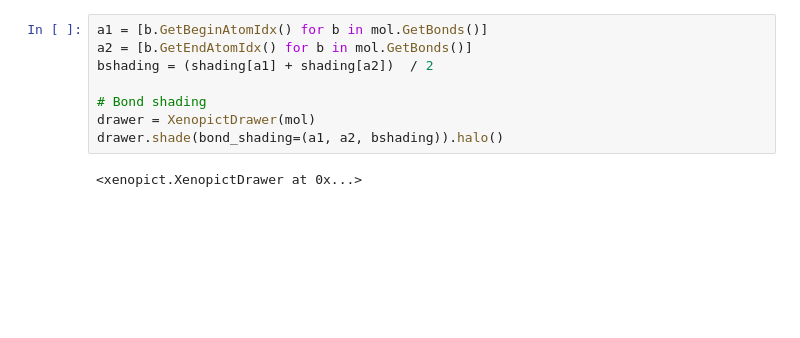
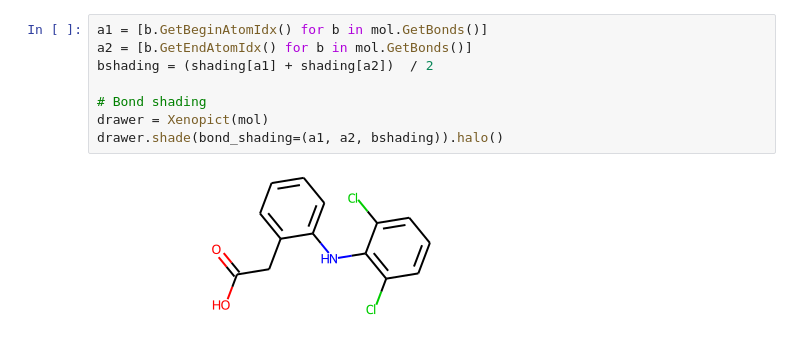
Before and after one commit to swamidasslab/xenopict, a Jupyter notebook: notebook/examples.ipynb, the cells around one changed output. Cells and saved outputs as stored; diff of their text form; blank space fills up the shorter version.

```diff
--- a/notebook/examples.ipynb
+++ b/notebook/examples.ipynb
@@ -25,12 +25,12 @@ drawer.halo()
 # %%
 a1 = [b.GetBeginAtomIdx() for b in mol.GetBonds()]
 a2 = [b.GetEndAtomIdx() for b in mol.GetBonds()]
 bshading = (shading[a1] + shading[a2])  / 2
 
 # Bond shading
-drawer = XenopictDrawer(mol)
+drawer = Xenopict(mol)
 drawer.shade(bond_shading=(a1, a2, bshading)).halo()
 # %% [output]
-<xenopict.XenopictDrawer at 0x...>
+[figure, added]
 # %%
 # Atom and bond shading togetehr
```
Also changed, not shown: parts of 23 cells of this notebook.
